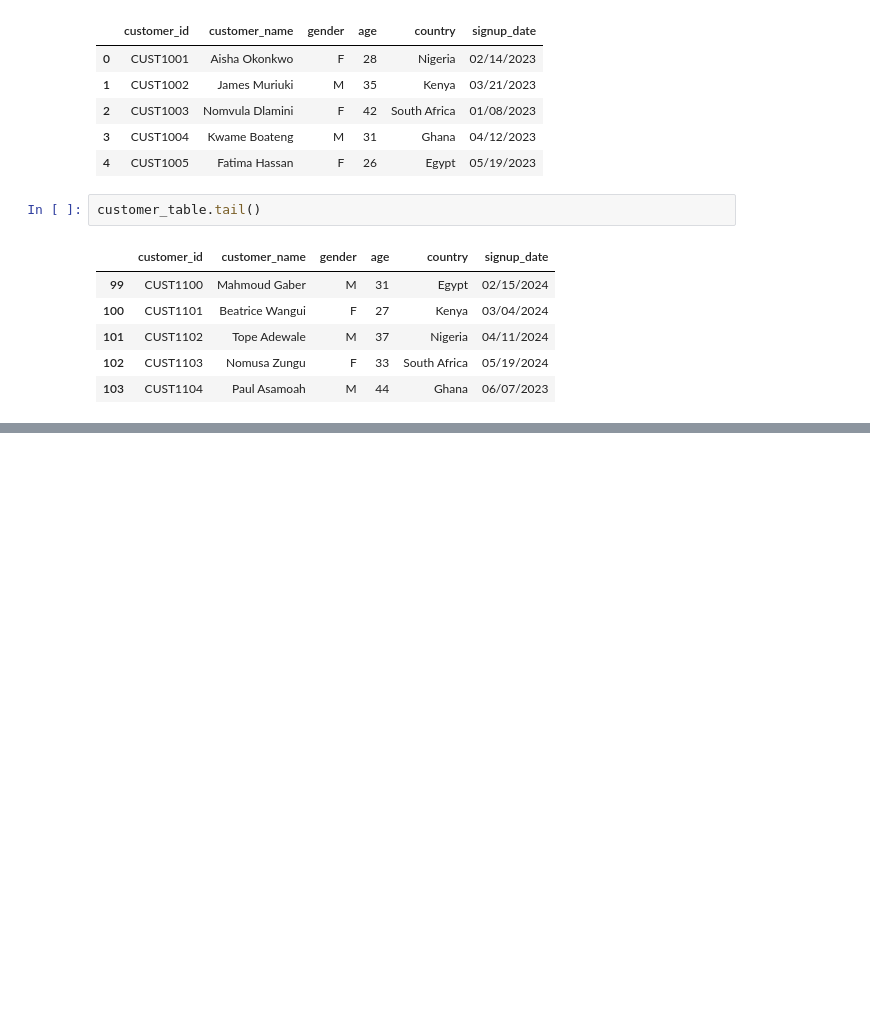
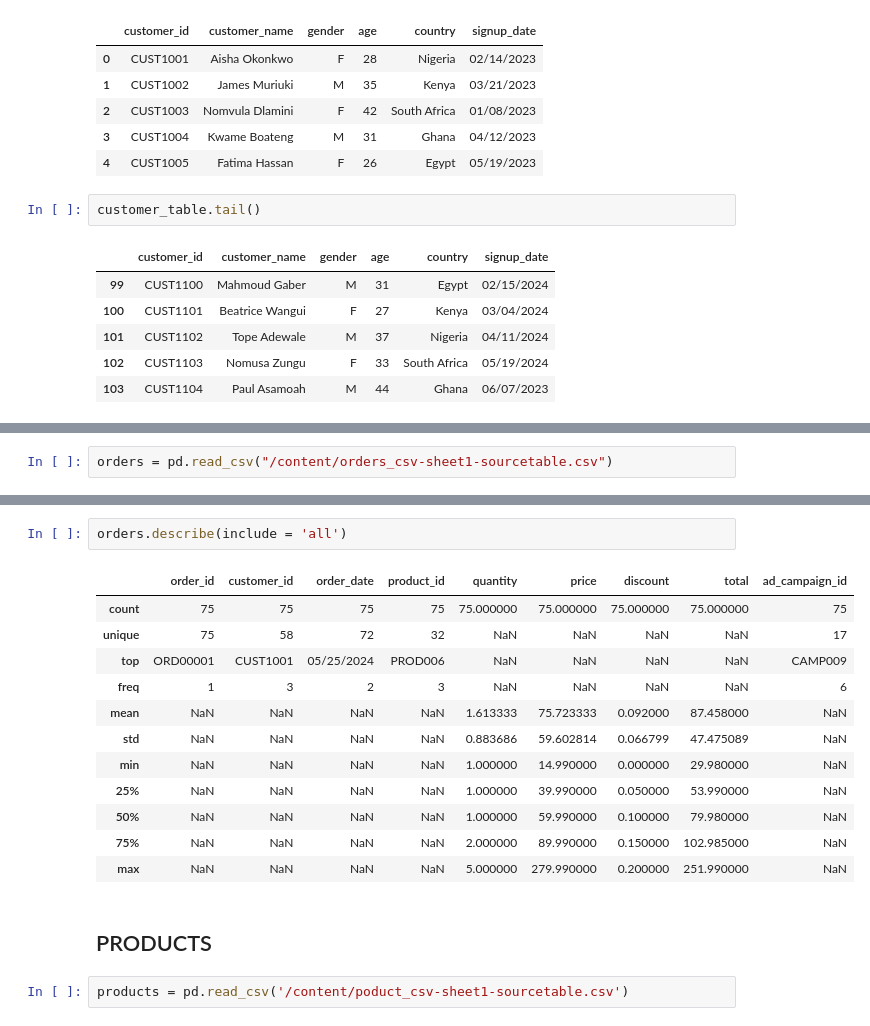
Before and after one commit to Mainabryan/SMART-_ECOMMERCE, a Jupyter notebook: Shop_smart_E_comerce.ipynb, the cells around one changed output, grey strips where cells are left out. Saved outputs shown, nothing was run; the diff lists cells and outputs as text; blank space fills up the shorter version.

```diff
--- a/Shop_smart_E_comerce.ipynb
+++ b/Shop_smart_E_comerce.ipynb
@@ -87,0 +156,2 @@ customer_table.tail()
+# %%
+orders = pd.read_csv("/content/orders_csv-sheet1-sourcetable.csv")
@@ -87,0 +176,19 @@ customer_table.tail()
+# %%
+orders.describe(include = 'all')
+# %% [output]
+|  | order_id | customer_id | order_date | product_id | quantity | price | discount | total | ad_campaign_id |
+| count | 75 | 75 | 75 | 75 | 75.000000 | 75.000000 | 75.000000 | 75.000000 | 75 |
+| unique | 75 | 58 | 72 | 32 | NaN | NaN | NaN | NaN | 17 |
+| top | ORD00001 | CUST1001 | 05/25/2024 | PROD006 | NaN | NaN | NaN | NaN | CAMP009 |
+| freq | 1 | 3 | 2 | 3 | NaN | NaN | NaN | NaN | 6 |
+| mean | NaN | NaN | NaN | NaN | 1.613333 | 75.723333 | 0.092000 | 87.458000 | NaN |
+| std | NaN | NaN | NaN | NaN | 0.883686 | 59.602814 | 0.066799 | 47.475089 | NaN |
+| min | NaN | NaN | NaN | NaN | 1.000000 | 14.990000 | 0.000000 | 29.980000 | NaN |
+| 25% | NaN | NaN | NaN | NaN | 1.000000 | 39.990000 | 0.050000 | 53.990000 | NaN |
+| 50% | NaN | NaN | NaN | NaN | 1.000000 | 59.990000 | 0.100000 | 79.980000 | NaN |
+| 75% | NaN | NaN | NaN | NaN | 2.000000 | 89.990000 | 0.150000 | 102.985000 | NaN |
+| max | NaN | NaN | NaN | NaN | 5.000000 | 279.990000 | 0.200000 | 251.990000 | NaN |
+# %% [markdown]
+## PRODUCTS
+# %%
+products = pd.read_csv('/content/poduct_csv-sheet1-sourcetable.csv')
```
Also changed, not shown: parts of 12 cells of this notebook.
